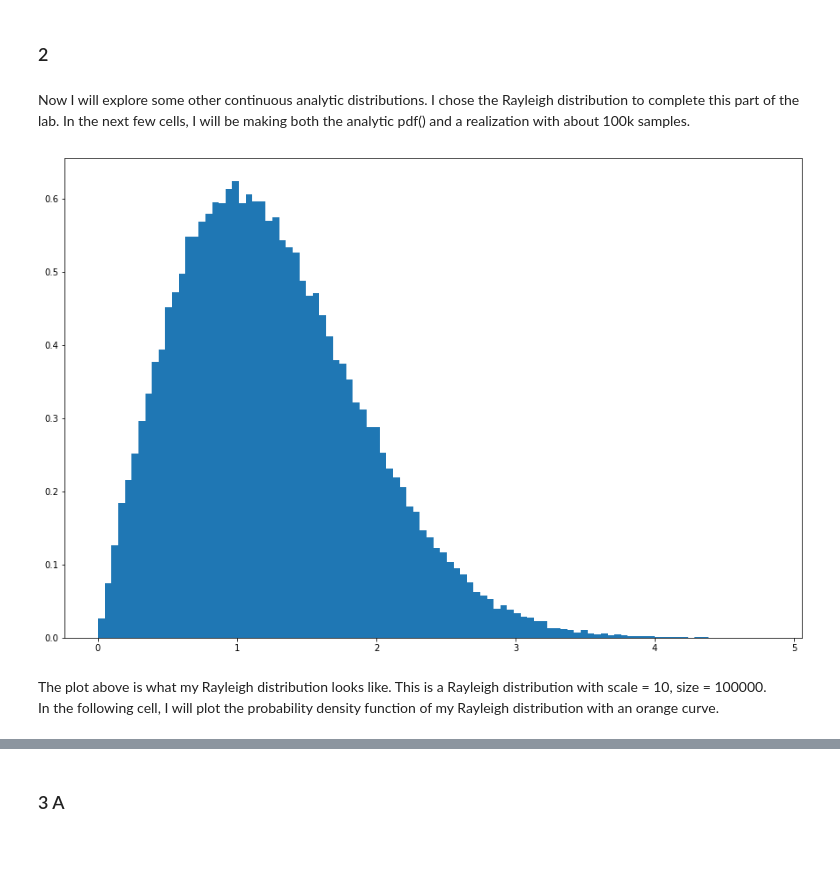
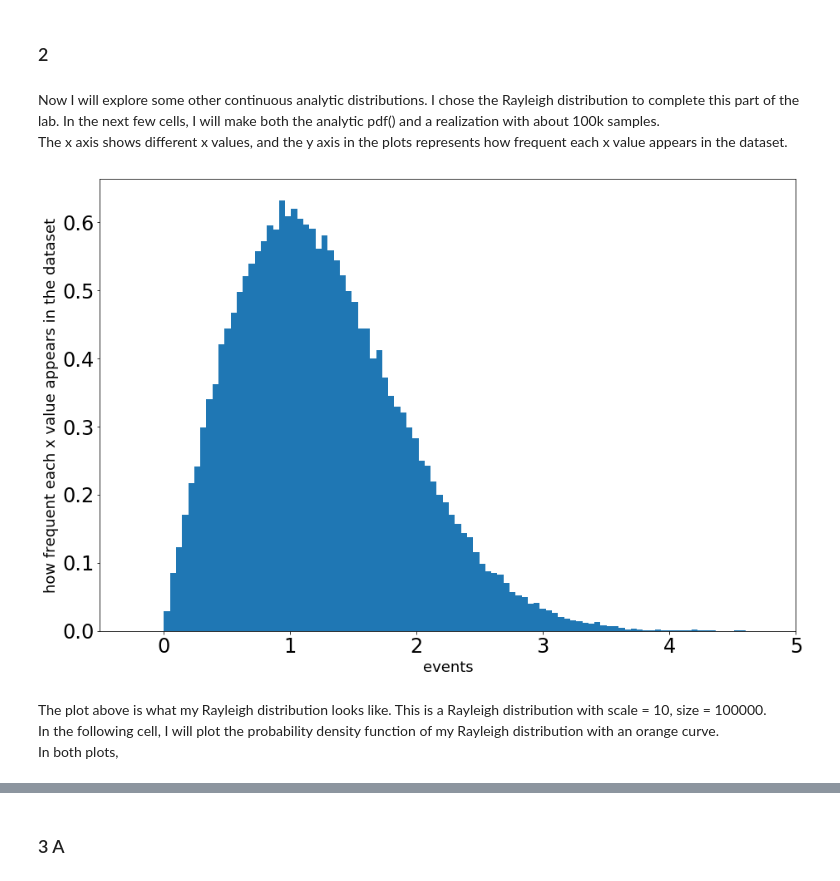
Before and after one commit to an9elaxz/PHYS-434, a Jupyter notebook: Lab1.ipynb, the cells around one changed output, grey strips where cells are left out. Cells and saved outputs as stored; diff of their text form; code cells hidden in the pictures; blank space fills up the shorter version.

```diff
--- a/Lab1.ipynb
+++ b/Lab1.ipynb
@@ -61,17 +61,26 @@ But when we convert a probability to sigma, what we want is that if we integrate
 # %% [markdown]
 ### 2
 # %% [markdown]
-Now I will explore some other continuous analytic distributions. I chose the Rayleigh distribution to complete this part of the lab. In the next few cells, I will be making both the analytic pdf() and a realization with about 100k samples.
+Now I will explore some other continuous analytic distributions. I chose the Rayleigh distribution to complete this part of the lab. In the next few cells, I will make both the analytic pdf() and a realization with about 100k samples.<br>
+The x axis shows different x values, and the y axis in the plots represents how frequent each x value appears in the dataset.
 # %%
 # create a Rayleigh distribution of 100k points using scipy
 r = rayleigh.rvs(loc = 0, scale = 1, size = 100000)
+
 # plot a histogram of the Rayleigh distribution
-h1 = hist(r, bins = 100, density = True)
+fig, ax = plt.subplots(1, 1) # create a figure
+ax.hist(r, 100, density=True) # fill the figure with a hist & Rayleigh distribution r
+plt.tick_params(labelsize = 24) # sets tick parameter for the plot, in this case, the label size
+plt.xlim([-0.5,5]) # sets rage for x axis
+ax.set_xlabel("events",fontsize = 18)
+ax.set_ylabel("how frequent each x value appears in the dataset", fontsize = 18)
+plt.show()
 # %% [output]
-[figure, old version]
+[figure, new version]
 # %% [markdown]
 The plot above is what my Rayleigh distribution looks like. This is a Rayleigh distribution with scale = 10, size = 100000. <br>
-In the following cell, I will plot the probability density function of my Rayleigh distribution with an orange curve.
+In the following cell, I will plot the probability density function of my Rayleigh distribution with an orange curve.<br>
+In both plots,
 # %%
 fig, ax = plt.subplots(1, 1) # create a figure
 ax.hist(r, 100, density=True) # fill the figure with a hist & Rayleigh distribution r
```
Also changed, not shown: parts of 8 cells of this notebook.
